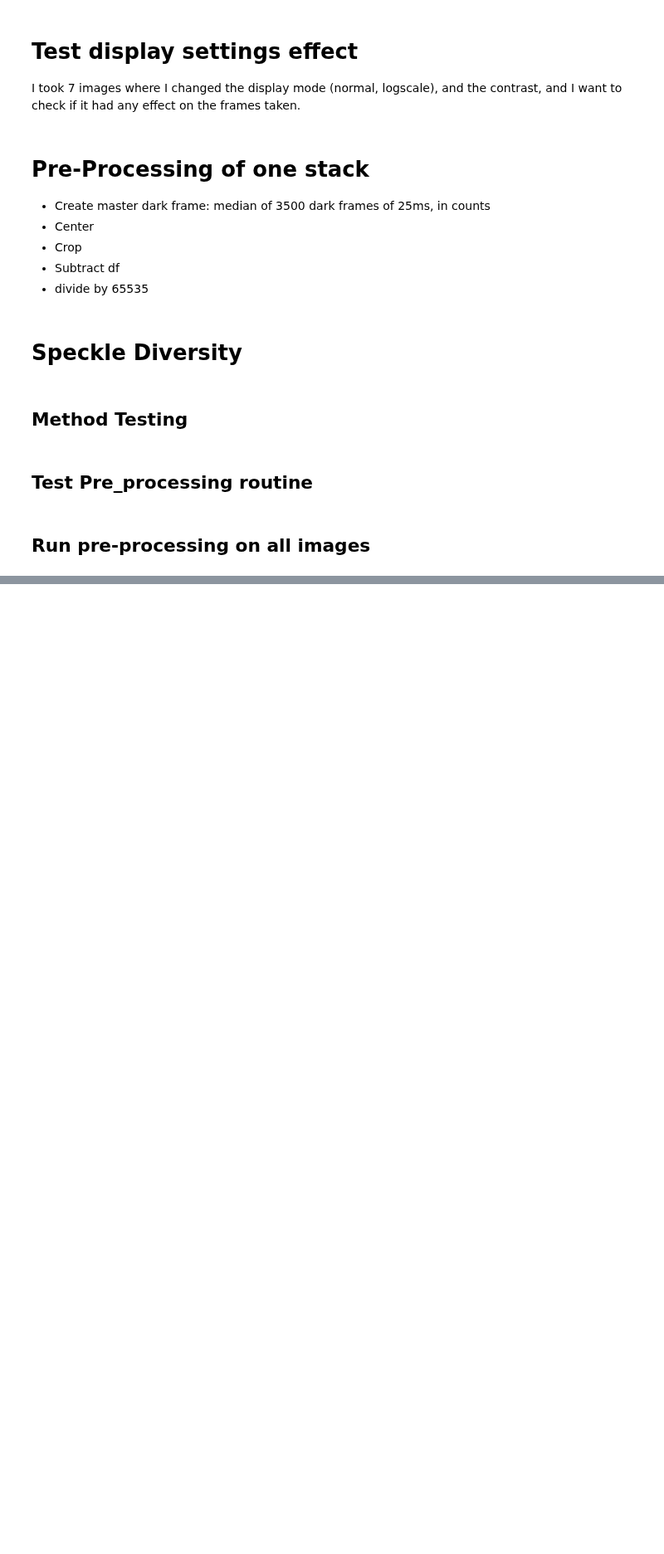
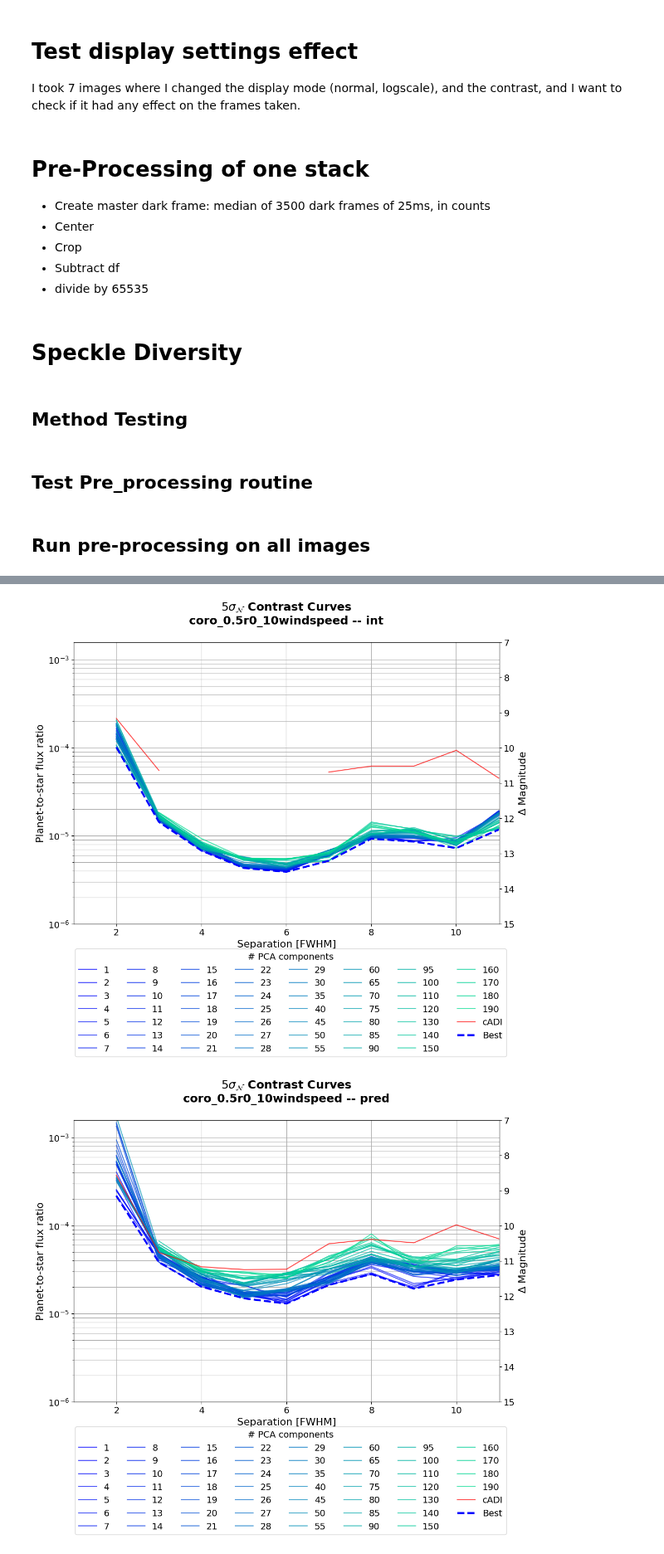
Before and after one commit to noah-bns/ESO_internship, a Jupyter notebook: notebooks/Pre_processing.ipynb, the cells around one changed output, grey strips where cells are left out. Shown at 83% size. Cells and saved outputs as stored; diff of their text form; code cells hidden in the pictures; blank space fills up the shorter version.

Commit message:
Ran the full analysis and organised plotting

```diff
--- a/notebooks/Pre_processing.ipynb
+++ b/notebooks/Pre_processing.ipynb
@@ -535,0 +537,8 @@ print(f'{save_name}.png')
+# %%
+sc_img_int = np.load("/home/aosimul/noah/data/ghost_images/10_20ws/int_0.5ro_10ws.npy")
+sc_img_pred = np.load("/home/aosimul/noah/data/ghost_images/10_20ws/pred_0.5ro_10ws.npy")
+psf_pred = np.load("/home/aosimul/noah/data/ghost_images/10_20ws/psf_int_0.5ro_10ws.npy")
+psf_int = np.load("/home/aosimul/noah/data/ghost_images/10_20ws/psf_pred_0.5ro_10ws.npy")
+dit_psf = 0.5
+dit_science = 0.015
+print(sc_img_int.shape, sc_img_pred.shape, psf_pred.shape, psf_int.shape)
@@ -535,0 +954,14 @@ print(f'{save_name}.png')
+# %%
+rangey = (15,7)
+curves_output_path = '/home/aosimul/noah/results/animations'
+for dataset_name, dataset in datasets.items():
+    result = plot_contrast_curves(grids[dataset_name][0], rangey, curves_output_path, name+'_'+dataset_name, cmap = 'winter', title =(r"$5 \sigma_{\mathcal{N}}$ Contrast Curves" +f"\n{name} -- {dataset_name}"))
+    result.to_hdf(
+                        f"{curves_output_path}/overall_best.h5",
+                        key=name+'_'+dataset_name,
+                        mode="a"
+                    )
+    plt.show()
+# %% [output]
+[figure, added]
+[figure, added]
```
Also changed, not shown: parts of 10 cells of this notebook, 9 other files.
